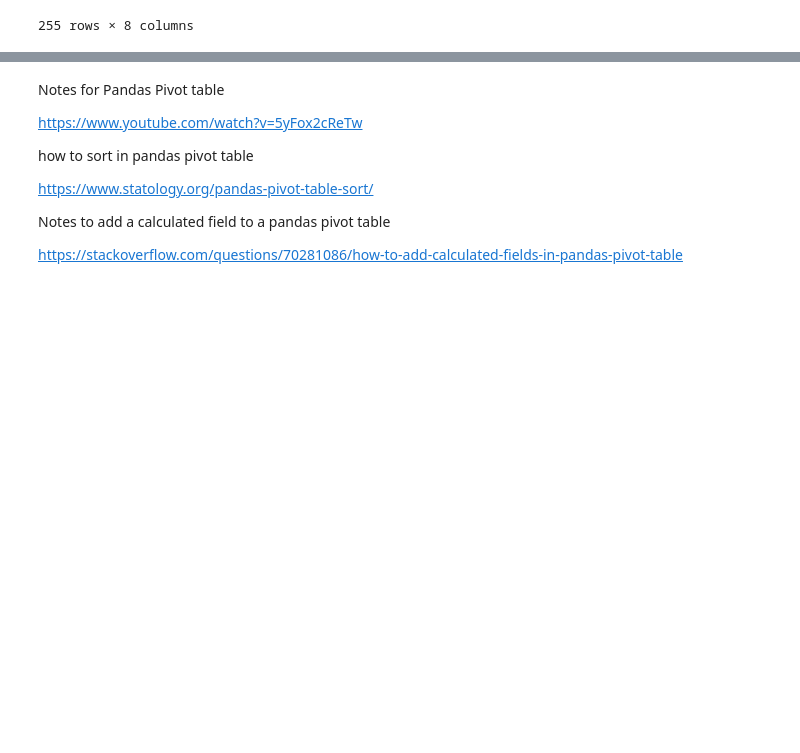
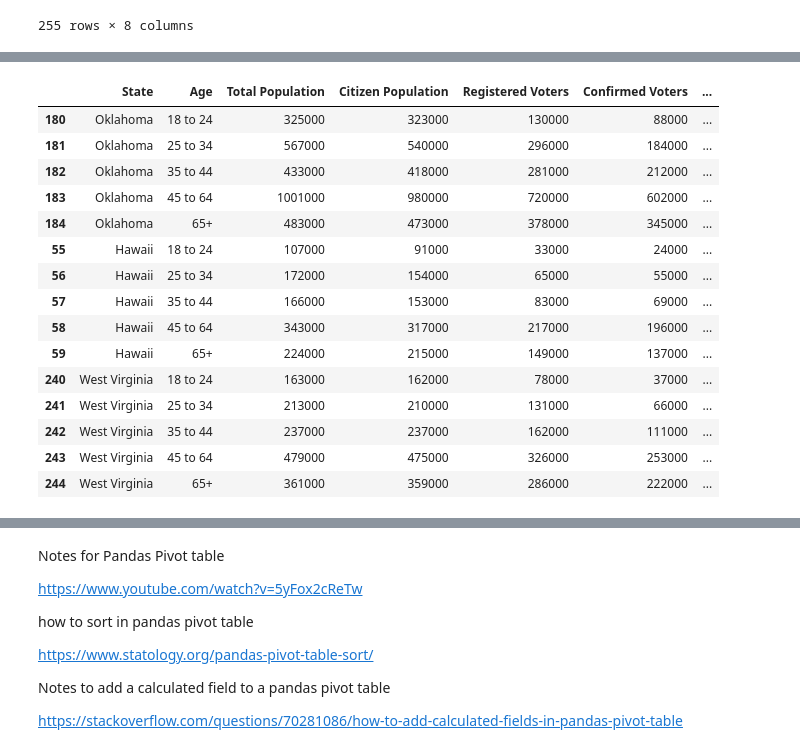
Before and after one commit to JeffreyAsuncion/Data_Analysis_2012_US_Voter_Data, a Jupyter notebook: US_Voter_2012.ipynb, the cells around one changed output, grey strips where cells are left out. Cells and saved outputs as stored; diff of their text form; code cells hidden in the pictures; blank space fills up the shorter version.

```diff
--- a/US_Voter_2012.ipynb
+++ b/US_Voter_2012.ipynb
@@ -498,0 +518,19 @@ merged_df
+# %%
+merged_df.sort_values(['% Voter Population - State_Level', 'Age'], ascending=[False,True])[-15:]
+# %% [output]
+|  | State | Age | Total Population | Citizen Population | Registered Voters | Confirmed Voters | ... |
+| 180 | Oklahoma | 18 to 24 | 325000 | 323000 | 130000 | 88000 | ... |
+| 181 | Oklahoma | 25 to 34 | 567000 | 540000 | 296000 | 184000 | ... |
+| 182 | Oklahoma | 35 to 44 | 433000 | 418000 | 281000 | 212000 | ... |
+| 183 | Oklahoma | 45 to 64 | 1001000 | 980000 | 720000 | 602000 | ... |
+| 184 | Oklahoma | 65+ | 483000 | 473000 | 378000 | 345000 | ... |
+| 55 | Hawaii | 18 to 24 | 107000 | 91000 | 33000 | 24000 | ... |
+| 56 | Hawaii | 25 to 34 | 172000 | 154000 | 65000 | 55000 | ... |
+| 57 | Hawaii | 35 to 44 | 166000 | 153000 | 83000 | 69000 | ... |
+| 58 | Hawaii | 45 to 64 | 343000 | 317000 | 217000 | 196000 | ... |
+| 59 | Hawaii | 65+ | 224000 | 215000 | 149000 | 137000 | ... |
+| 240 | West Virginia | 18 to 24 | 163000 | 162000 | 78000 | 37000 | ... |
+| 241 | West Virginia | 25 to 34 | 213000 | 210000 | 131000 | 66000 | ... |
+| 242 | West Virginia | 35 to 44 | 237000 | 237000 | 162000 | 111000 | ... |
+| 243 | West Virginia | 45 to 64 | 479000 | 475000 | 326000 | 253000 | ... |
+| 244 | West Virginia | 65+ | 361000 | 359000 | 286000 | 222000 | ... |
```
Also changed, not shown: parts of 32 cells of this notebook, 1 other file.
